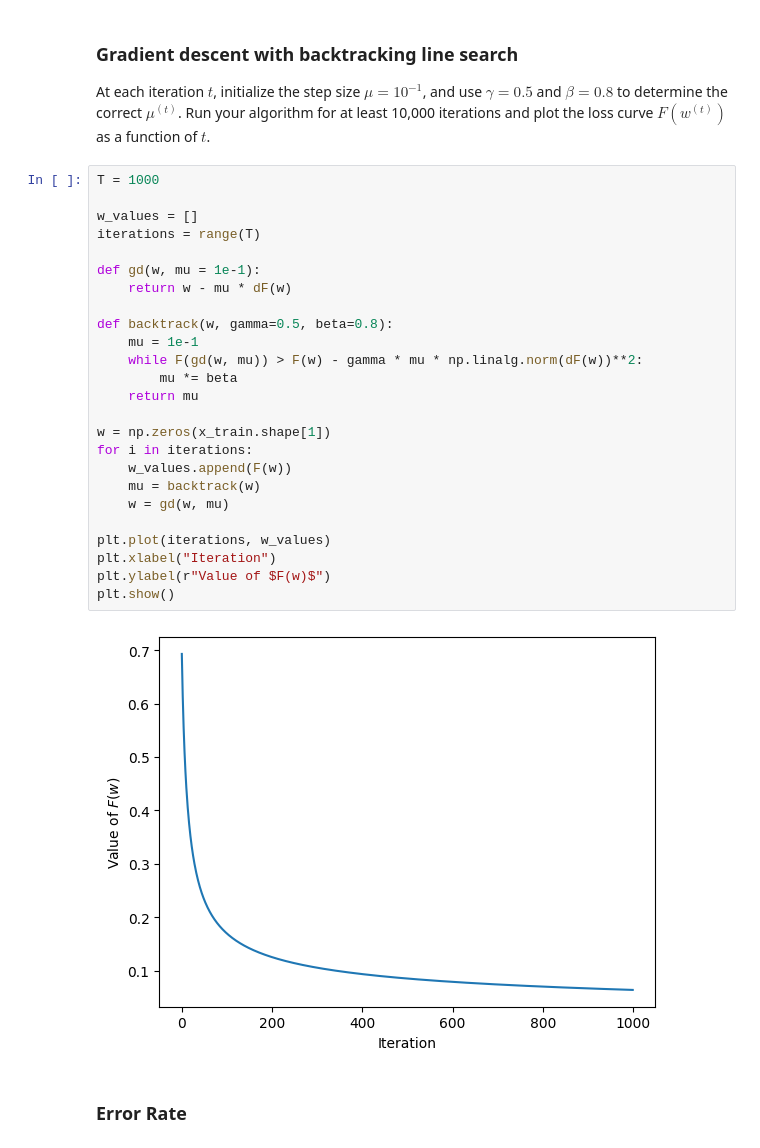
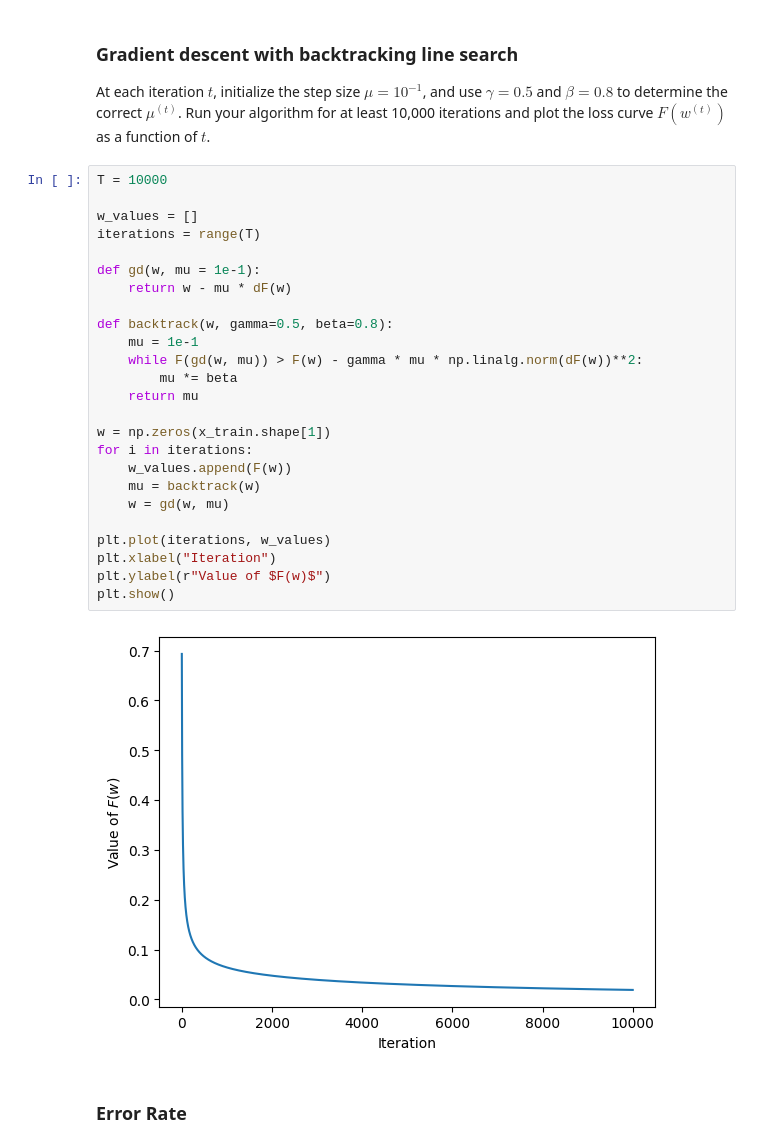
Before and after one commit to himetsai/math, a Jupyter notebook: MATH173/MATH173A/hw5/code/HW4_Q3.ipynb, the cells around one changed output. Drawn from its saved outputs; the diff is of its cells as text.

```diff
--- a/MATH173/MATH173A/hw5/code/HW4_Q3.ipynb
+++ b/MATH173/MATH173A/hw5/code/HW4_Q3.ipynb
@@ -91,32 +91,32 @@ $\gamma=0.5$ and $\beta = 0.8$ to determine the correct $\mu^{(t)}$. Run your
 algorithm for at least 10,000 iterations and plot the loss curve $F(w^{(t)})$ as
 a function of $t$.
 # %%
-T = 1000
+T = 10000
 
 w_values = []
 iterations = range(T)
 
 def gd(w, mu = 1e-1):
     return w - mu * dF(w)
 
 def backtrack(w, gamma=0.5, beta=0.8):
     mu = 1e-1
     while F(gd(w, mu)) > F(w) - gamma * mu * np.linalg.norm(dF(w))**2:
         mu *= beta
     return mu
 
 w = np.zeros(x_train.shape[1])
 for i in iterations:
     w_values.append(F(w))
     mu = backtrack(w)
     w = gd(w, mu)
 
 plt.plot(iterations, w_values)
 plt.xlabel("Iteration")
 plt.ylabel(r"Value of $F(w)$")
 plt.show()
 # %% [output]
-[figure, old version]
+[figure, new version]
 # %% [markdown]
 ### Error Rate
 # %%
```
Also changed, not shown: parts of 3 cells of this notebook, 5 other files.
